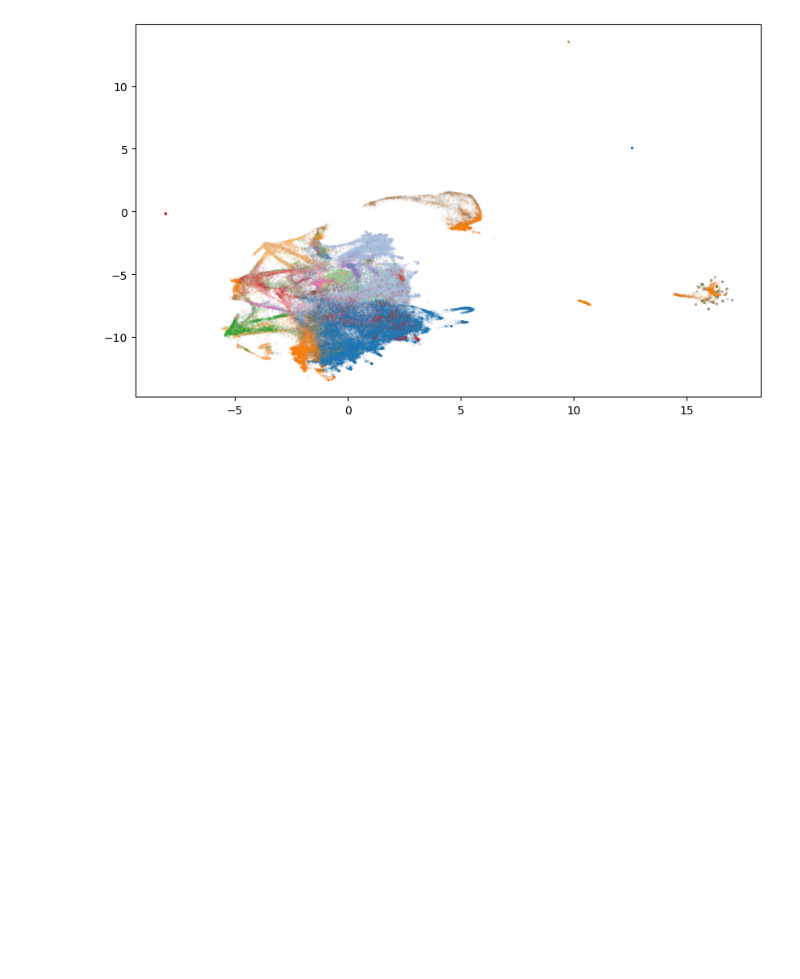
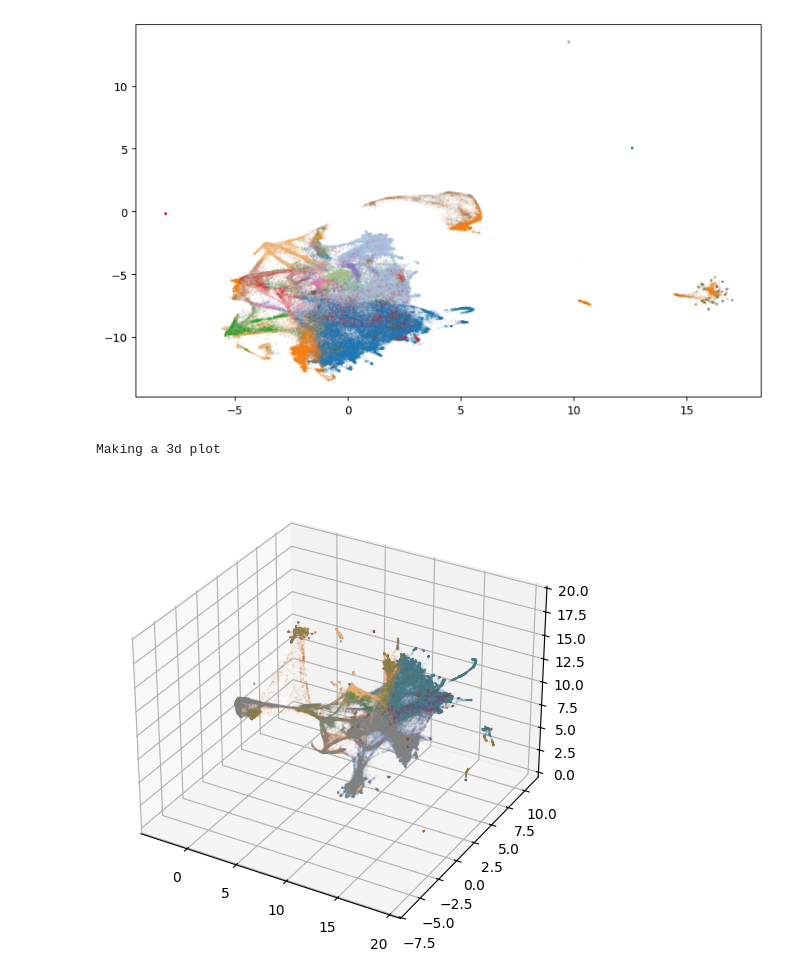
Before and after one commit to BSCCNS/Applio_LS, a Jupyter notebook: develop_nb/cluster_phonemes_maria_v2.ipynb, the cells around one changed output. Saved outputs shown, nothing was run; the diff lists cells and outputs as text; code cells hidden in the pictures; blank space fills up the shorter version.

```diff
--- a/develop_nb/cluster_phonemes_maria_v2.ipynb
+++ b/develop_nb/cluster_phonemes_maria_v2.ipynb
@@ -168,10 +168,16 @@ import matplotlib.pyplot as plt
 
 from phonetics import plots as plots
 # %%
-edna_file = '/Users/tomasandrade/Desktop/edna_result/df_proj_anotated_test.csv'
-mn_file = '/Users/tomasandrade/Desktop/mn_result/df_proj_anotated_test.csv'
+edna_file_2d = '/Users/tomasandrade/Desktop/edna_result/df_proj_anotated_test_2d.csv'
+edna_file_3d = '/Users/tomasandrade/Desktop/edna_result/df_proj_anotated_test_3d.csv'
+
+mn_file_2d = '/Users/tomasandrade/Desktop/mn_result/df_proj_anotated_test_2d.csv'
+mn_file_3d = '/Users/tomasandrade/Desktop/mn_result/df_proj_anotated_test_3d.csv'
 # %%
-df_edna = pd.read_csv(edna_file, index_col=0)
-df_mn = pd.read_csv(mn_file, index_col=0)
+df_edna_2d = pd.read_csv(edna_file_2d, index_col=0)
+df_mn_2d = pd.read_csv(mn_file_2d, index_col=0)
+
+df_edna_3d = pd.read_csv(edna_file_3d, index_col=0)
+df_mn_3d = pd.read_csv(mn_file_3d, index_col=0)
 # %%
-unique_phones = [k for k in df_mn['phone_base'].value_counts().keys() if k != 'AP']
+unique_phones = [k for k in df_mn_2d['phone_base'].value_counts().keys() if k != 'AP']
@@ -211,3 +201,13 @@ plots.make_tagged_LS_plot(df_mn,
 # %% [output]
 Making a 2d plot
 [figure]
+# %%
+plots.make_tagged_LS_plot(df_edna_3d,
+            phones = unique_phones,
+            alpha = 0.1,
+            s = 0.1,
+            show_global=True,
+            add_legend=False)
+# %% [output]
+Making a 3d plot
+[figure, added]
```
Also changed, not shown: parts of 4 cells of this notebook, 1 other file.
